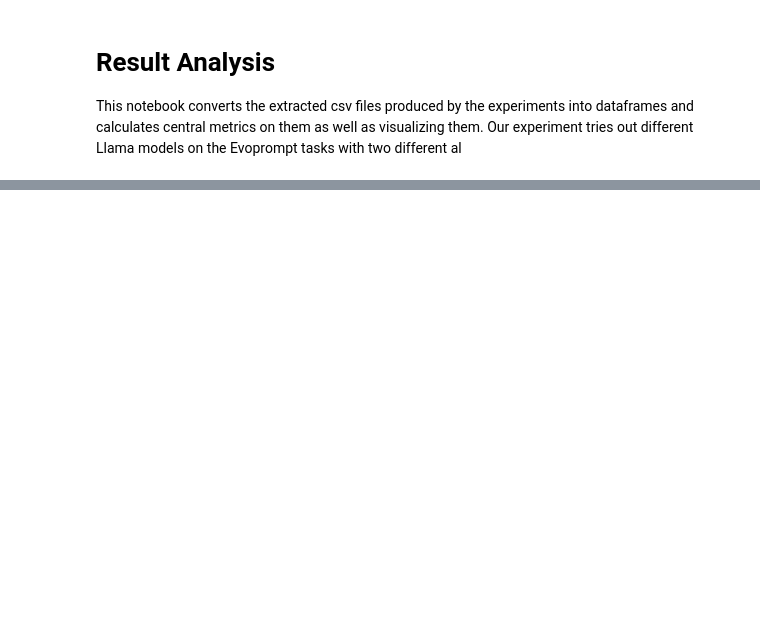
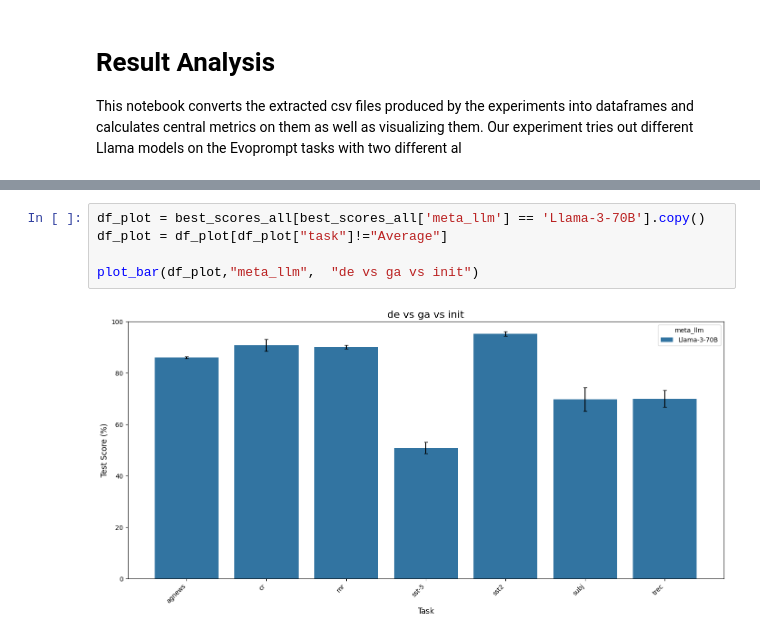
Before and after one commit to finitearth/promptolution, a Jupyter notebook: notebooks/evaluation_experiment.ipynb, the cells around one changed output, grey strips where cells are left out. Saved outputs shown, nothing was run; the diff lists cells and outputs as text; blank space fills up the shorter version.

```diff
--- a/notebooks/evaluation_experiment.ipynb
+++ b/notebooks/evaluation_experiment.ipynb
@@ -96,0 +181,7 @@ bestststs.to_csv("../logs/experiment_gpt/best_prompts.csv")
+# %%
+df_plot = best_scores_all[best_scores_all['meta_llm'] == 'Llama-3-70B'].copy()
+df_plot = df_plot[df_plot["task"]!="Average"]
+
+plot_bar(df_plot,"meta_llm",  "de vs ga vs init")
+# %% [output]
+[figure, added]
```
Also changed, not shown: parts of 36 cells of this notebook, 4 other files.
